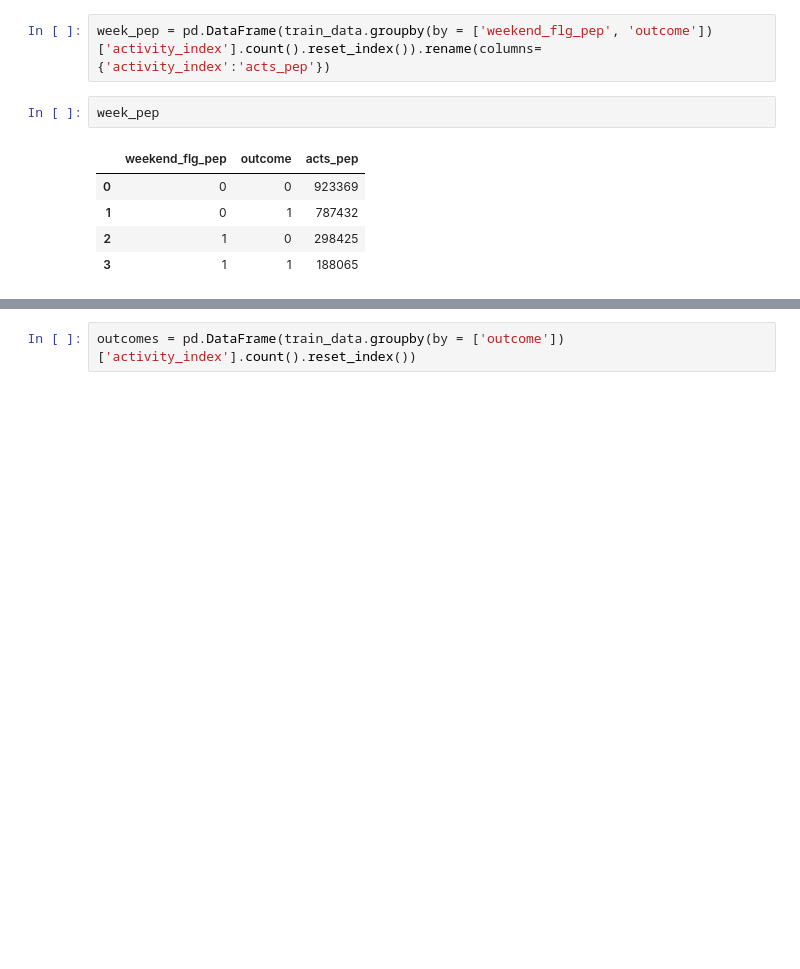
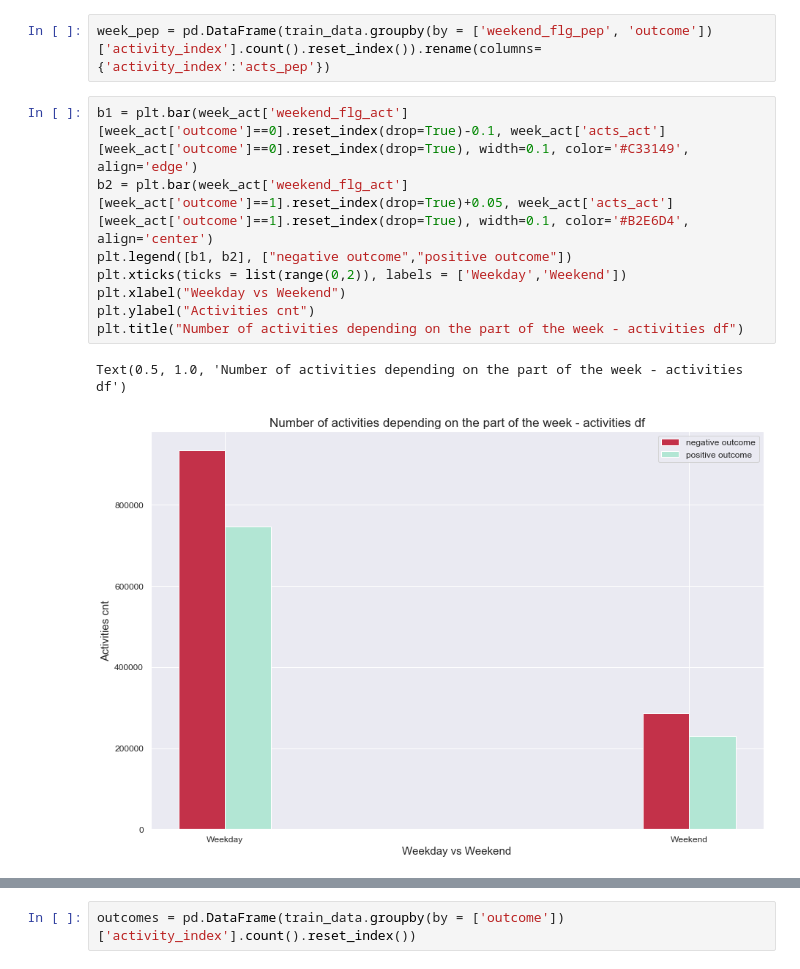
Before and after one commit to joanlenczuk/red_hat_project, a Jupyter notebook: red_hat_project.ipynb, the cells around one changed output, grey strips where cells are left out. Cells and saved outputs as stored; diff of their text form; blank space fills up the shorter version.

```diff
--- a/red_hat_project.ipynb
+++ b/red_hat_project.ipynb
@@ -947,12 +1004,15 @@ The majority of activities (from both dataframes) happen **on weekdays**.
 week_act = pd.DataFrame(train_data.groupby(by = ['weekend_flg_act', 'outcome'])['activity_index'].count().reset_index()).rename(columns={'activity_index':'acts_act'})
 # %%
 week_pep = pd.DataFrame(train_data.groupby(by = ['weekend_flg_pep', 'outcome'])['activity_index'].count().reset_index()).rename(columns={'activity_index':'acts_pep'})
-# %%
-week_pep
-# %% [output]
-|  | weekend_flg_pep | outcome | acts_pep |
-| 0 | 0 | 0 | 923369 |
-| 1 | 0 | 1 | 787432 |
-| 2 | 1 | 0 | 298425 |
-| 3 | 1 | 1 | 188065 |
+# %%
+b1 = plt.bar(week_act['weekend_flg_act'][week_act['outcome']==0].reset_index(drop=True)-0.1, week_act['acts_act'][week_act['outcome']==0].reset_index(drop=True), width=0.1, color='#C33149', align='edge')
+b2 = plt.bar(week_act['weekend_flg_act'][week_act['outcome']==1].reset_index(drop=True)+0.05, week_act['acts_act'][week_act['outcome']==1].reset_index(drop=True), width=0.1, color='#B2E6D4', align='center')
+plt.legend([b1, b2], ["negative outcome","positive outcome"])
+plt.xticks(ticks = list(range(0,2)), labels = ['Weekday','Weekend'])
+plt.xlabel("Weekday vs Weekend")
+plt.ylabel("Activities cnt")
+plt.title("Number of activities depending on the part of the week - activities df")
+# %% [output]
+Text(0.5, 1.0, 'Number of activities depending on the part of the week - activities df')
+[figure, added]
 # %%
```
Also changed, not shown: parts of 80 cells of this notebook.
